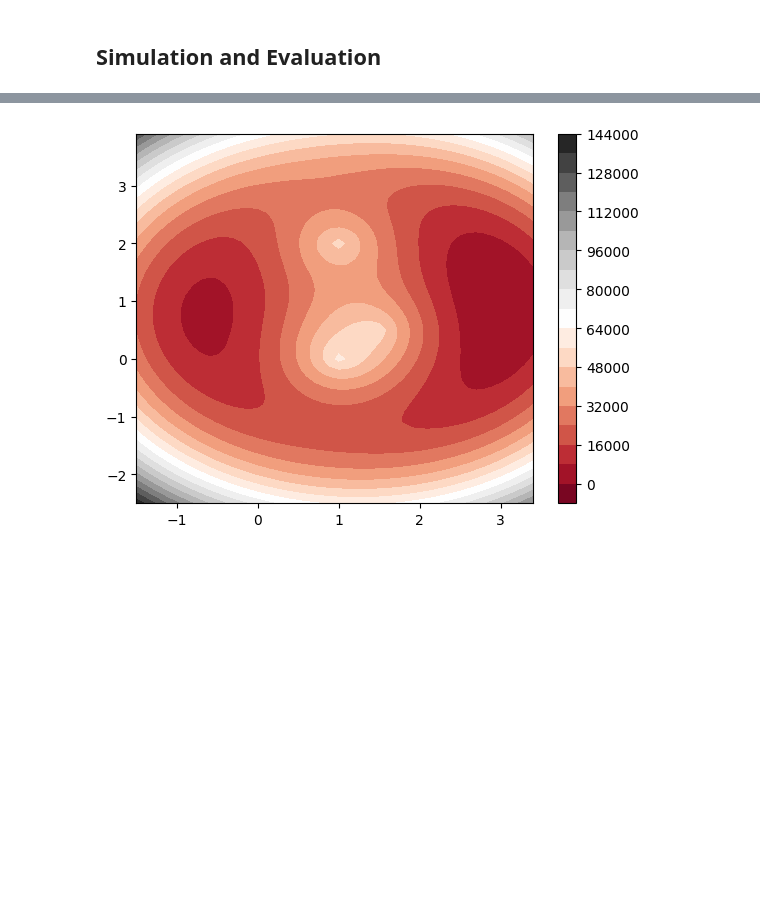
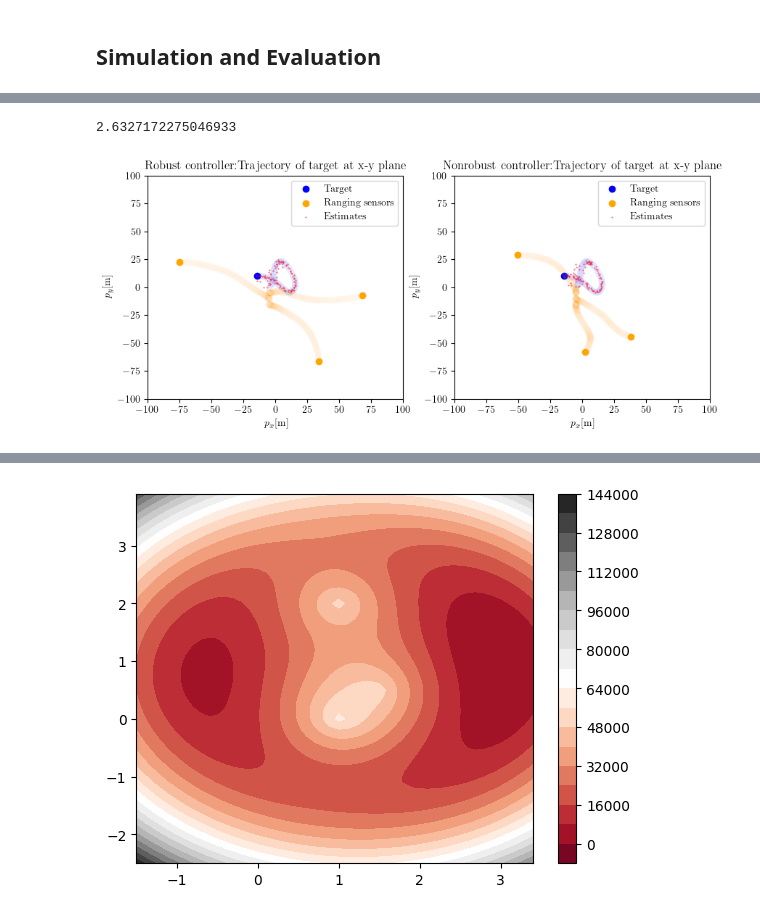
Before and after one commit to jingwei91hu/ActiveTracking, a Jupyter notebook: Autograd_Active_Tracking.ipynb, the cells around one changed output, grey strips where cells are left out. Drawn from its saved outputs; the diff is of its cells as text; code cells hidden in the pictures; blank space fills up the shorter version.

```diff
--- a/Autograd_Active_Tracking.ipynb
+++ b/Autograd_Active_Tracking.ipynb
@@ -1141,2 +867,0 @@ plt.scatter(symmetric_point[0][0],symmetric_point[0][1])
-# %%
-est,err = estimate_range_sensors(sensors,obs,[0,0])
@@ -1148,0 +1064,51 @@ array([[3.00148506, 0.99374304]])
+# %%
+K = 100
+range_u_s = [-0.015,0.015]
+range_u_t = [-1.52,1.52]
+lr_t = 0.01
+lr_s = 0.03
+
+w2 = torch.tensor([0.5,0.3,0.2])
+sensor_helper = RangeSensorTorchUtils()
+sensor_simulator = RangingSensors(zeros((4,3)))
+# %%
+1.52*np.sqrt(3)
+# %% [output]
+2.6327172275046933
+# %%
+previous_est = array([[-10.,3, 0, 0]]).T
+frames_1 = tracking_smooth(K,3,lr_s,lr_t,w2,trajectory2D_2,previous_est)
+cost_1,sensors_1,target_1,est_1,crb_p_1 = extract_costs(frames_1)
+# %%
+frames_3 = tracking_smooth(K,3,lr_s,lr_t,w2,trajectory2D_2,previous_est,robust=False)
+cost_3,sensors_3,target_3,est_3,crb_p_3 = extract_costs(frames_3)
+# %%
+plt.figure(figsize=(10,4))
+plt.subplot(1,2,1)
+plt.scatter(target_1[:,0,:], target_1[:,1,:],c='blue',alpha=0.02)
+plt.scatter(target_1[-1,0,:], target_1[-1,1,:],c='blue',alpha=1,label='Target')
+plt.scatter(sensors_1[:,0,:], sensors_1[:,1,:], alpha=0.02,c='orange')
+plt.scatter(sensors_1[-1,0,:], sensors_1[-1,1,:], alpha=1,c='orange',label='Ranging sensors')
+plt.scatter(est_1[:,0,:], est_1[:,1,:], alpha=1,c='red',s=0.1,label='Estimates')
+plt.title('Robust controller:Trajectory of target at x-y plane')
+plt.xlim(-100,100)
+plt.ylim(-100,100)
+plt.xlabel('$p_x$[m]')
+plt.ylabel('$p_y$[m]')
+plt.legend()
+
+plt.subplot(1,2,2)
+plt.scatter(target_3[:,0,:], target_3[:,1,:],c='blue',alpha=0.02)
+plt.scatter(target_3[-1,0,:], target_3[-1,1,:],c='blue',alpha=1,label='Target')
+plt.scatter(sensors_3[:,0,:], sensors_3[:,1,:], alpha=0.02,c='orange')
+plt.scatter(sensors_3[-1,0,:], sensors_3[-1,1,:], alpha=1,c='orange',label='Ranging sensors')
+plt.scatter(est_3[:,0,:], est_3[:,1,:], alpha=1,c='red',s=0.1,label='Estimates')
+plt.title('Nonrobust controller:Trajectory of target at x-y plane')
+plt.xlim(-100,100)
+plt.ylim(-100,100)
+plt.xlabel('$p_x$[m]')
+plt.ylabel('$p_y$[m]')
+plt.legend()
+plt.savefig('one-target-trajectory.pdf')
+# %% [output]
+[figure, added]
```
Also changed, not shown: parts of 147 cells of this notebook, 9 other files.
